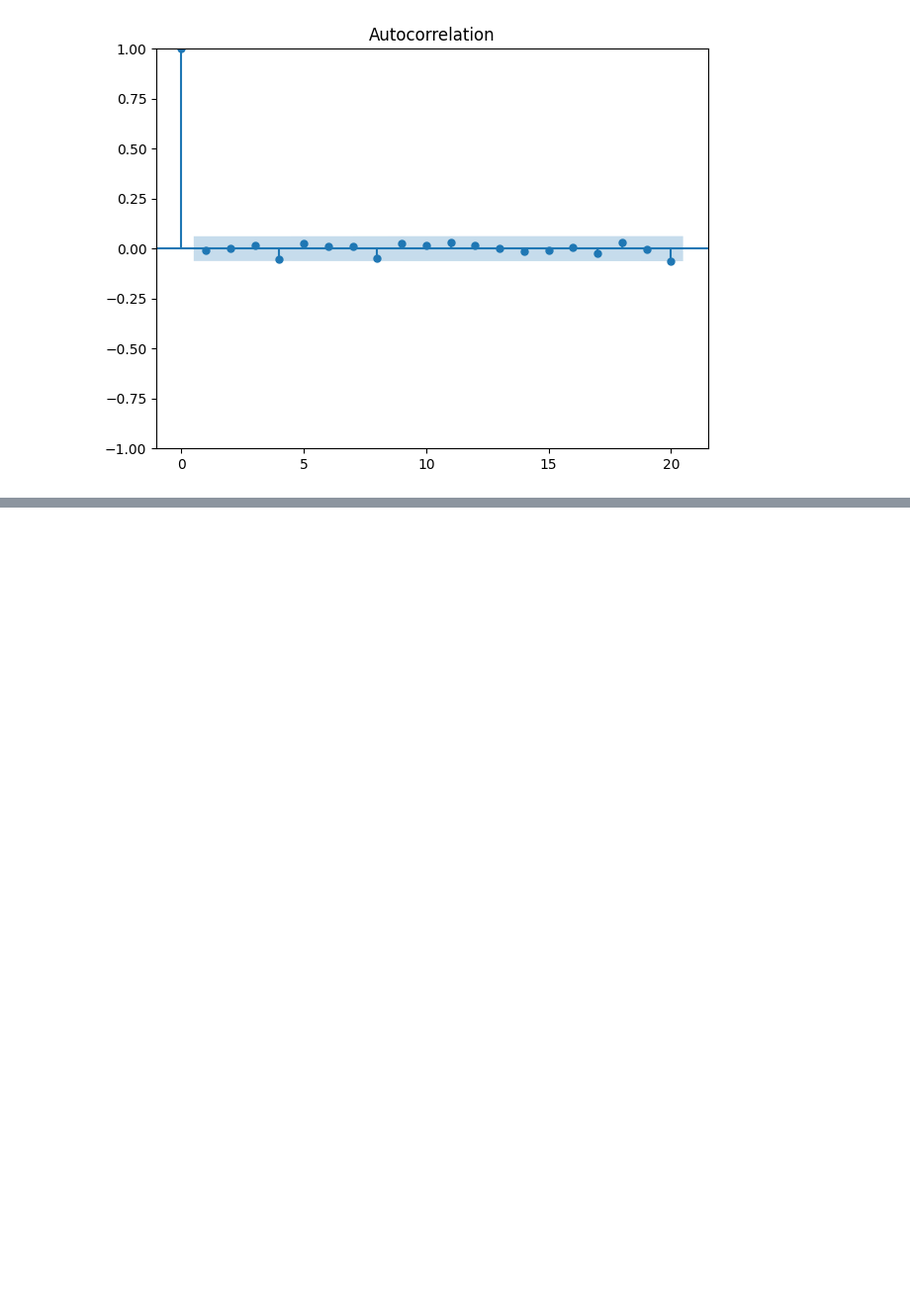
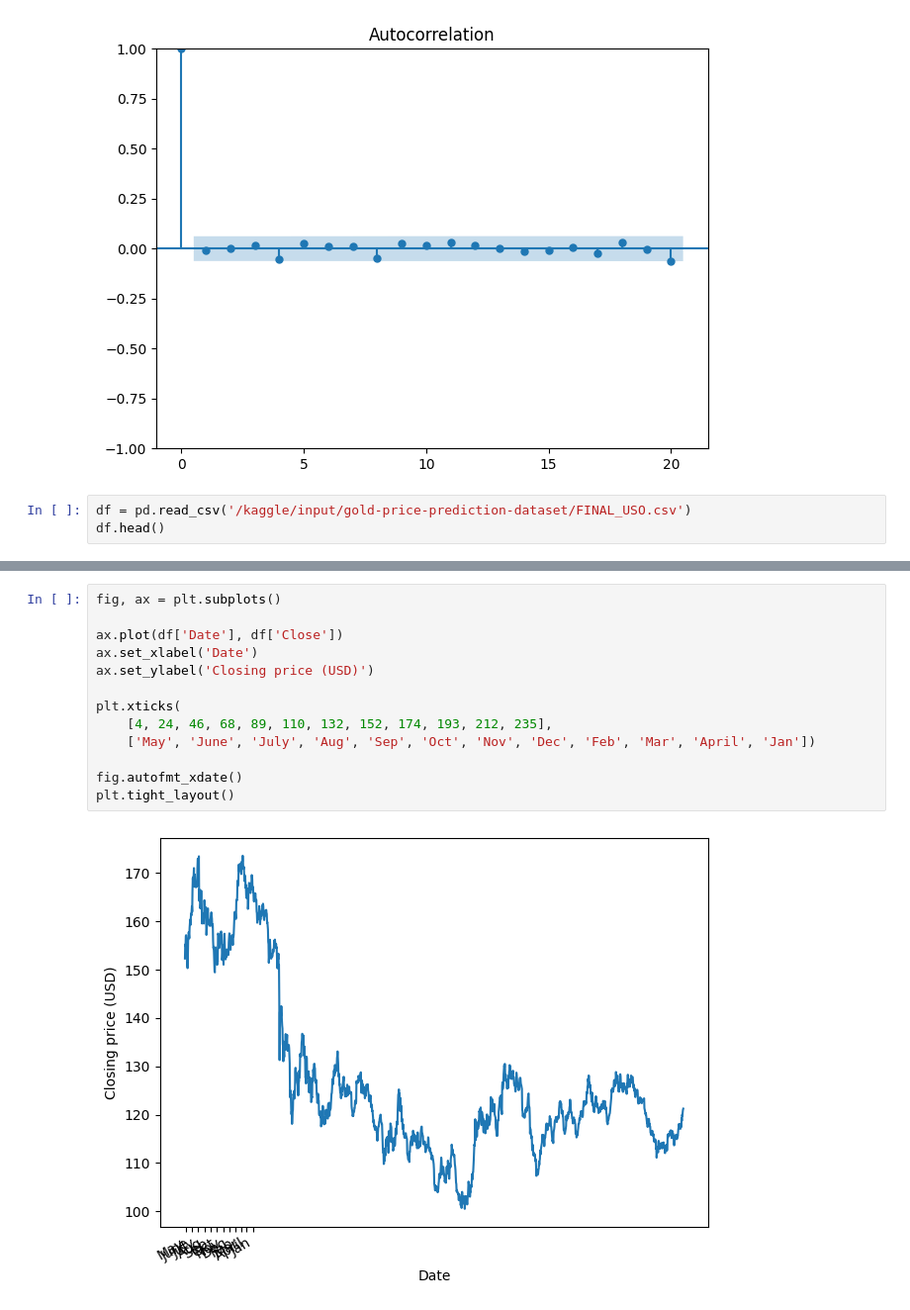
Before and after one commit to AleksandrMorozov123/Time-series-theory, a Jupyter notebook: time-series-theory.ipynb, the cells around one changed output, grey strips where cells are left out. Shown: that part at 99% size. Saved outputs shown, nothing was run; the diff lists cells and outputs as text; blank space fills up the shorter version.

Commit message:
Kaggle Notebook | Time series theory | Version 12

```diff
--- a/time-series-theory.ipynb
+++ b/time-series-theory.ipynb
@@ -341,3 +341,6 @@ plot_acf(diff_random_walk, lags=20);
 plt.tight_layout()
 # %% [output]
 [figure]
+# %%
+df = pd.read_csv('/kaggle/input/gold-price-prediction-dataset/FINAL_USO.csv')
+df.head()
@@ -343,0 +355,15 @@ plt.tight_layout()
+# %%
+fig, ax = plt.subplots()
+
+ax.plot(df['Date'], df['Close'])
+ax.set_xlabel('Date')
+ax.set_ylabel('Closing price (USD)')
+
+plt.xticks(
+    [4, 24, 46, 68, 89, 110, 132, 152, 174, 193, 212, 235],
+    ['May', 'June', 'July', 'Aug', 'Sep', 'Oct', 'Nov', 'Dec', 'Feb', 'Mar', 'April', 'Jan'])
+
+fig.autofmt_xdate()
+plt.tight_layout()
+# %% [output]
+[figure, added]
```
Also changed, not shown: parts of 3 cells of this notebook.
